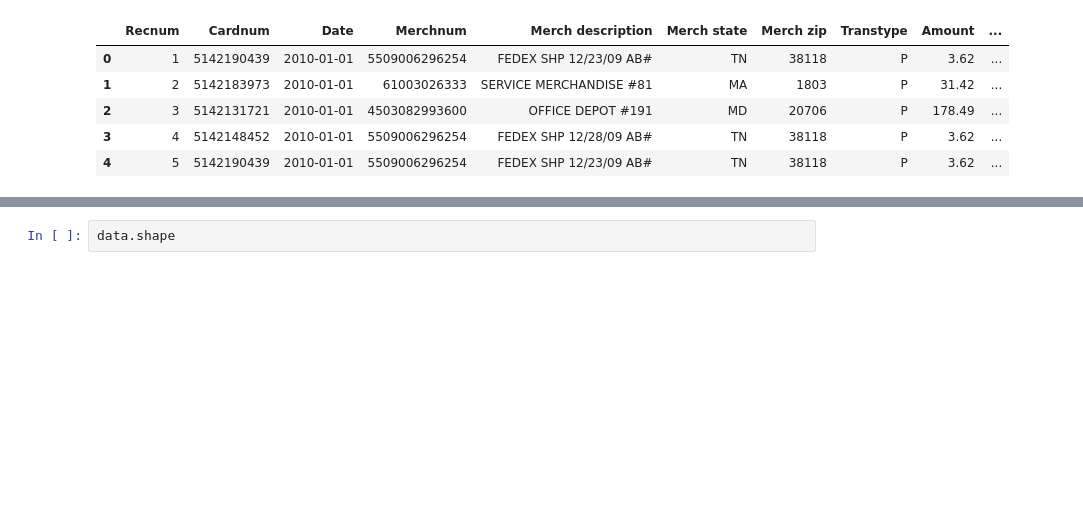
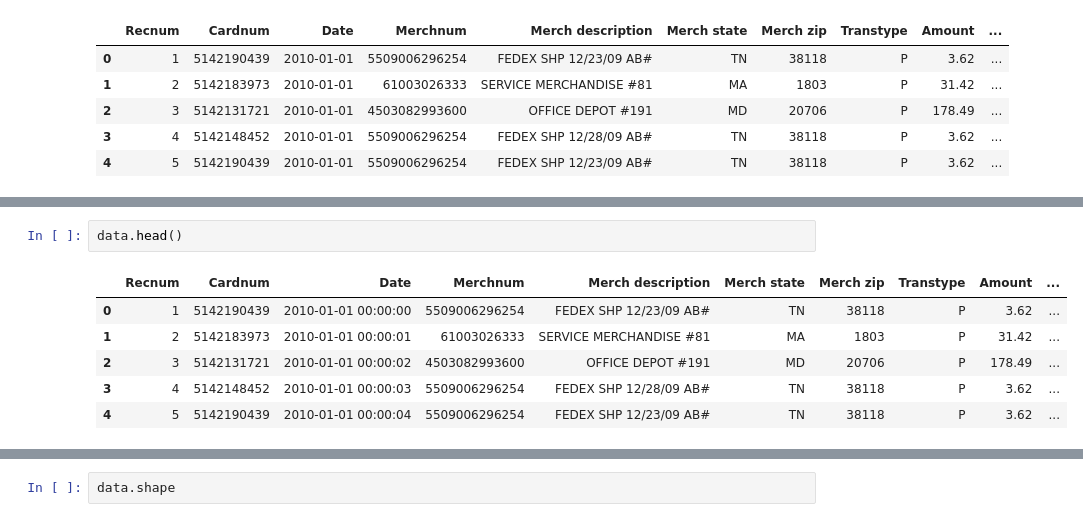
Before and after one commit to shringarsharan/Credit-Card-Fraud-Detection, a Jupyter notebook: Feature_Generation_Fraud_Project_3.ipynb, the cells around one changed output, grey strips where cells are left out. Saved outputs shown, nothing was run; the diff lists cells and outputs as text; blank space fills up the shorter version.

```diff
--- a/Feature_Generation_Fraud_Project_3.ipynb
+++ b/Feature_Generation_Fraud_Project_3.ipynb
@@ -23,3 +32,12 @@ data.head()
+# %%
+data.head()
+# %% [output]
+|  | Recnum | Cardnum | Date | Merchnum | Merch description | Merch state | Merch zip | Transtype | Amount | ... |
+| 0 | 1 | 5142190439 | 2010-01-01 00:00:00 | 5509006296254 | FEDEX SHP 12/23/09 AB# | TN | 38118 | P | 3.62 | ... |
+| 1 | 2 | 5142183973 | 2010-01-01 00:00:01 | 61003026333 | SERVICE MERCHANDISE #81 | MA | 1803 | P | 31.42 | ... |
+| 2 | 3 | 5142131721 | 2010-01-01 00:00:02 | 4503082993600 | OFFICE DEPOT #191 | MD | 20706 | P | 178.49 | ... |
+| 3 | 4 | 5142148452 | 2010-01-01 00:00:03 | 5509006296254 | FEDEX SHP 12/28/09 AB# | TN | 38118 | P | 3.62 | ... |
+| 4 | 5 | 5142190439 | 2010-01-01 00:00:04 | 5509006296254 | FEDEX SHP 12/23/09 AB# | TN | 38118 | P | 3.62 | ... |
 # %%
 %%time
 for keys in [['Cardnum', 'Merchnum'], ['Cardnum', 'Merch zip'], ['Cardnum', 'Merch state']]:
```
Also changed, not shown: parts of 13 cells of this notebook.
